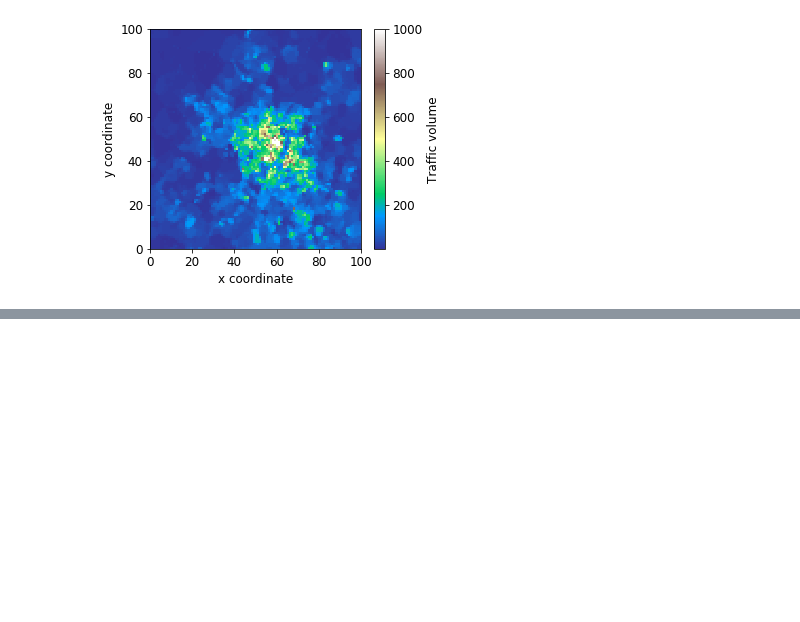
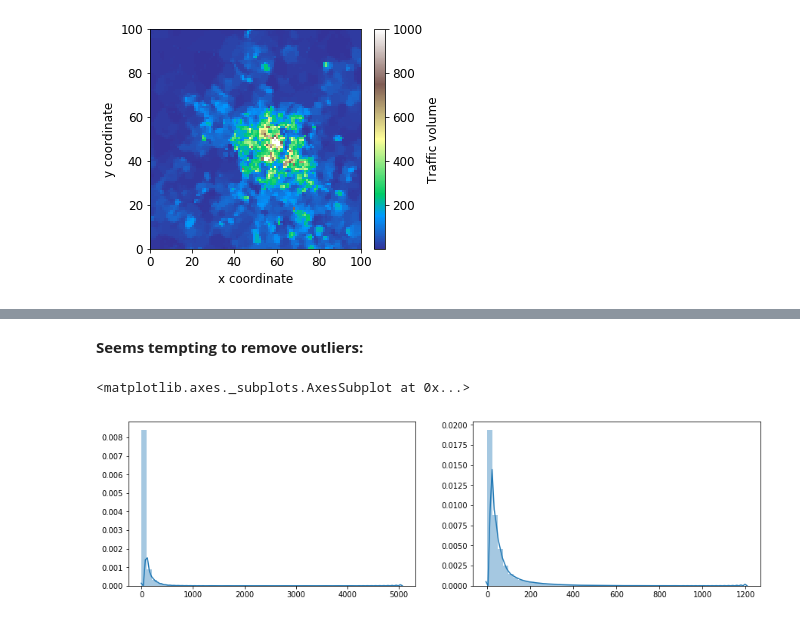
Before and after one commit to dzhv/Spatio-Temporal-mobile-traffic-forecasting, a Jupyter notebook: notebooks/data_exploration.ipynb, the cells around one changed output, grey strips where cells are left out. Saved outputs shown, nothing was run; the diff lists cells and outputs as text; code cells hidden in the pictures; blank space fills up the shorter version.

```diff
--- a/notebooks/data_exploration.ipynb
+++ b/notebooks/data_exploration.ipynb
@@ -80,0 +122,14 @@ for line_coords, axis in zip(cell_coords, axis_grid):
+# %% [markdown]
+**Seems tempting to remove outliers:**
+# %%
+plt.figure(figsize=(15, 4))
+
+plt.subplot(1, 2, 1)
+sns.distplot(data.reshape(np.size(data)))
+
+plt.subplot(1, 2, 2)
+outliers_removed = data[data < 1200]
+sns.distplot(outliers_removed)
+# %% [output]
+<matplotlib.axes._subplots.AxesSubplot at 0x...>
+[figure, added]
```
Also changed, not shown: parts of 12 cells of this notebook.
